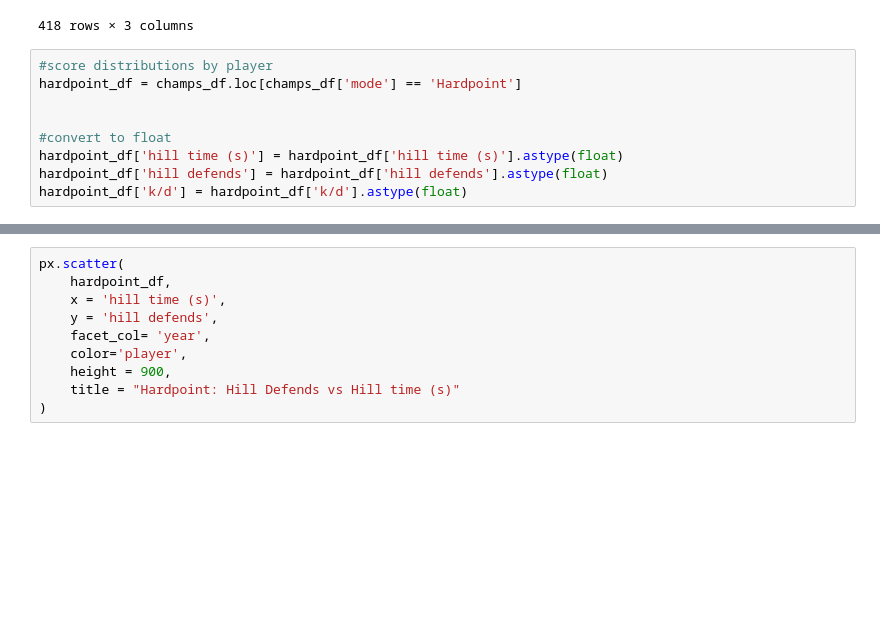
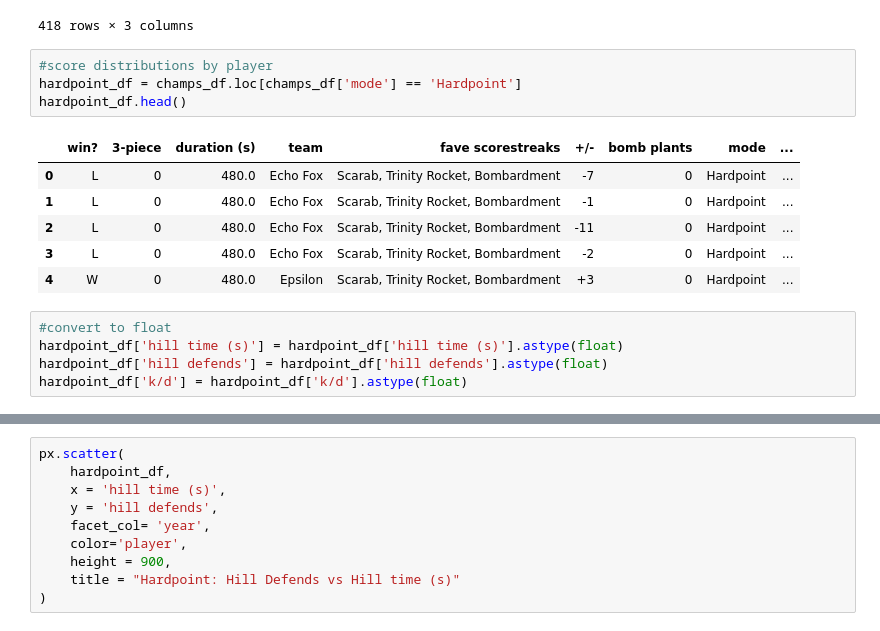
Before and after one commit to clfiore11/cwl-data, a Jupyter notebook: research/notebooks/player_eda.ipynb, the cells around one changed output, grey strips where cells are left out. Saved outputs shown, nothing was run; the diff lists cells and outputs as text; blank space fills up the shorter version.

```diff
--- a/research/notebooks/player_eda.ipynb
+++ b/research/notebooks/player_eda.ipynb
@@ -57,11 +57,18 @@ champs_df.groupby(['year', 'player'])['match id'].nunique().to_frame('match_coun
 | 416 | 2019 | BBCONor | 3 |
 | 417 | 2019 | Gunshiii | 2 |
 418 rows × 3 columns
+# %%
+#score distributions by player
+hardpoint_df = champs_df.loc[champs_df['mode'] == 'Hardpoint']
+hardpoint_df.head()
+# %% [output]
+|  | win? | 3-piece | duration (s) | team | fave scorestreaks | +/- | bomb plants | mode | ... |
+| 0 | L | 0 | 480.0 | Echo Fox | Scarab, Trinity Rocket, Bombardment | -7 | 0 | Hardpoint | ... |
+| 1 | L | 0 | 480.0 | Echo Fox | Scarab, Trinity Rocket, Bombardment | -1 | 0 | Hardpoint | ... |
+| 2 | L | 0 | 480.0 | Echo Fox | Scarab, Trinity Rocket, Bombardment | -11 | 0 | Hardpoint | ... |
+| 3 | L | 0 | 480.0 | Echo Fox | Scarab, Trinity Rocket, Bombardment | -2 | 0 | Hardpoint | ... |
+| 4 | W | 0 | 480.0 | Epsilon | Scarab, Trinity Rocket, Bombardment | +3 | 0 | Hardpoint | ... |
 # %%
-#score distributions by player
-hardpoint_df = champs_df.loc[champs_df['mode'] == 'Hardpoint']
-
-
 #convert to float
 hardpoint_df['hill time (s)'] = hardpoint_df['hill time (s)'].astype(float)
 hardpoint_df['hill defends'] = hardpoint_df['hill defends'].astype(float)
```
Also changed, not shown: parts of 2 cells of this notebook.
